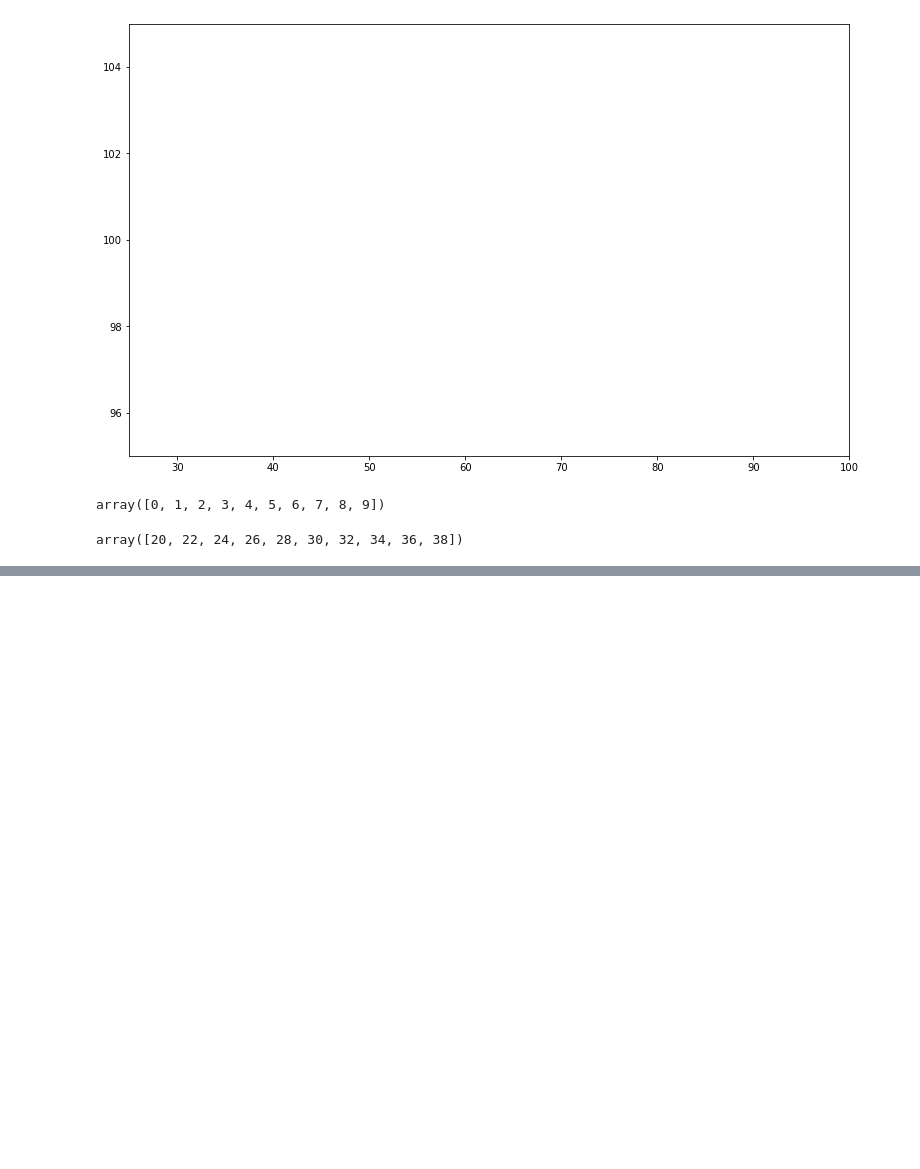
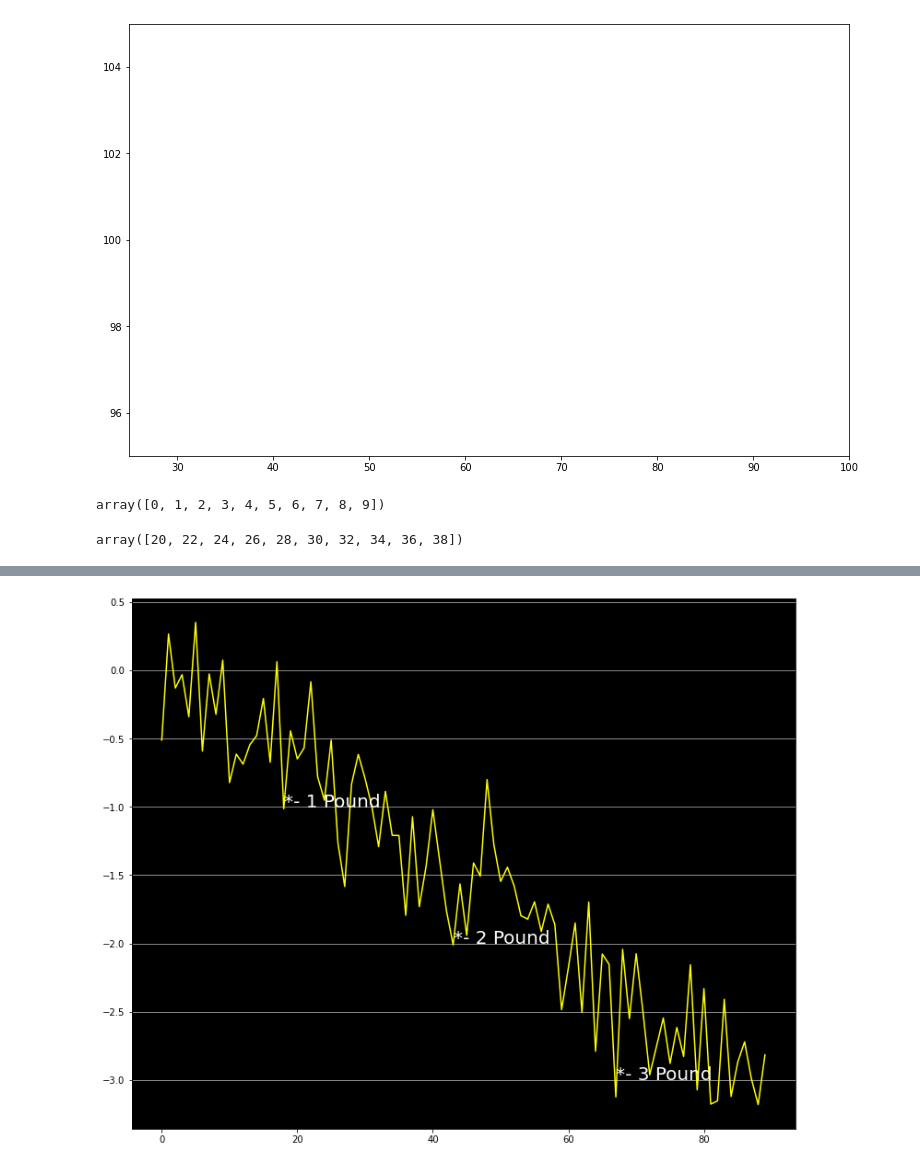
Before and after one commit to garyk5846/AllPythonFiles, a Jupyter notebook: PythonDataScienceMachineLearning/matplot.ipynb, the cells around one changed output, grey strips where cells are left out. Saved outputs shown, nothing was run; the diff lists cells and outputs as text; code cells hidden in the pictures; blank space fills up the shorter version.

```diff
--- a/PythonDataScienceMachineLearning/matplot.ipynb
+++ b/PythonDataScienceMachineLearning/matplot.ipynb
@@ -147,0 +177,24 @@ array([20, 22, 24, 26, 28, 30, 32, 34, 36, 38])
+# %%
+#x
+fig=plt.figure(figsize=(10,8))
+axes=fig.add_axes([0,0,1,1])
+values=[]
+for k in range(len(x)):
+    if x[k] <=-1:
+        values.append(k)
+        break
+for k in range(len(x)):
+    if x[k] <=-2:
+        values.append(k)
+        break
+for k in range(len(x)):
+    if x[k] <=-3:
+        values.append(k)
+        break
+axes.plot(x,color='yellow')
+axes.set_facecolor('black')
+for i in range(len(values)):
+    axes.annotate("*- "+str(i+1)+" Pound",(values[i],(i+1)*-1),fontsize=20,color='white')
+axes.grid(axis='y')
+# %% [output]
+[figure, added]
```
Also changed, not shown: parts of 8 cells of this notebook, 27 other files.
